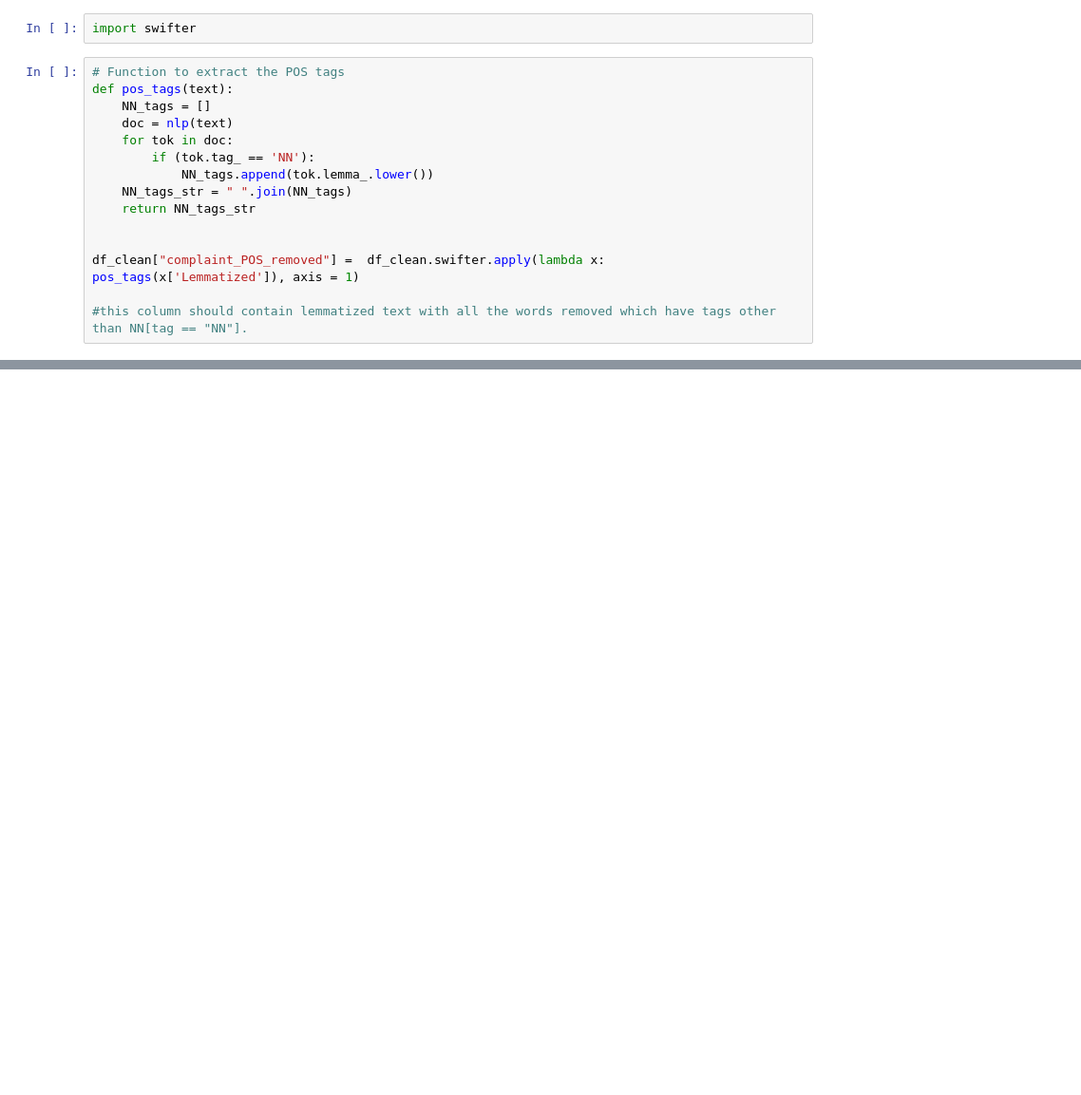
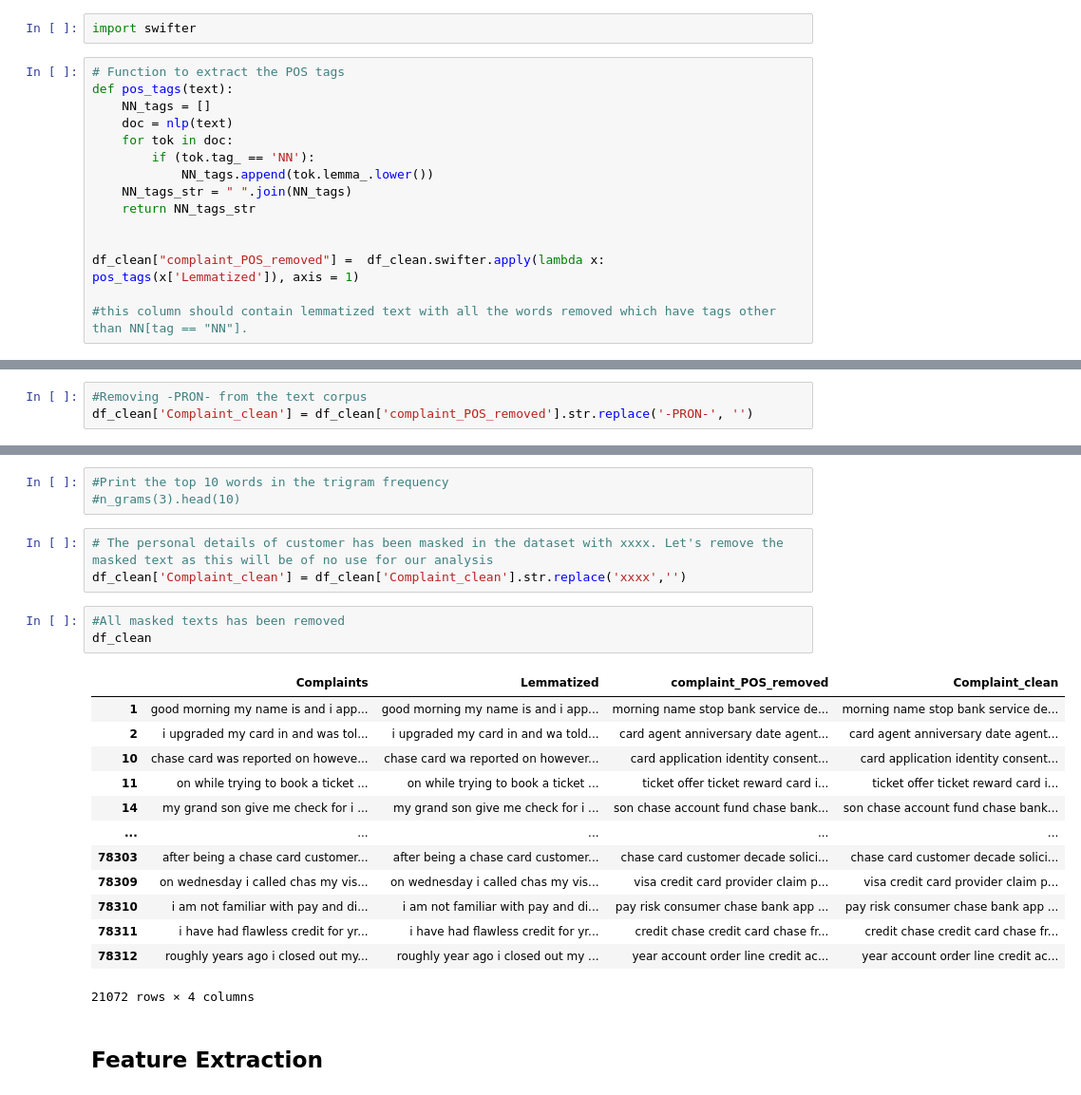
Before and after one commit to Ashik-Mohammed-S/Automatic_Ticket_Classifier, a Jupyter notebook: Model.ipynb, the cells around one changed output, grey strips where cells are left out. Shown at 95% size. Saved outputs shown, nothing was run; the diff lists cells and outputs as text; blank space fills up the shorter version.

Commit message:
Feature_Extraction

```diff
--- a/Model.ipynb
+++ b/Model.ipynb
@@ -191,0 +260,3 @@ df_clean["complaint_POS_removed"] =  df_clean.swifter.apply(lambda x: pos_tags(x
+# %%
+#Removing -PRON- from the text corpus
+df_clean['Complaint_clean'] = df_clean['complaint_POS_removed'].str.replace('-PRON-', '')
@@ -191,0 +309,25 @@ df_clean["complaint_POS_removed"] =  df_clean.swifter.apply(lambda x: pos_tags(x
+# %%
+#Print the top 10 words in the trigram frequency
+#n_grams(3).head(10)
+# %%
+# The personal details of customer has been masked in the dataset with xxxx. Let's remove the masked text as this will be of no use for our analysis
+df_clean['Complaint_clean'] = df_clean['Complaint_clean'].str.replace('xxxx','')
+# %%
+#All masked texts has been removed
+df_clean
+# %% [output]
+|  | Complaints | Lemmatized | complaint_POS_removed | Complaint_clean |
+| 1 | good morning my name is and i app... | good morning my name is and i app... | morning name stop bank service de... | morning name stop bank service de... |
+| 2 | i upgraded my card in and was tol... | i upgraded my card in and wa told... | card agent anniversary date agent... | card agent anniversary date agent... |
+| 10 | chase card was reported on howeve... | chase card wa reported on however... | card application identity consent... | card application identity consent... |
+| 11 | on while trying to book a ticket ... | on while trying to book a ticket ... | ticket offer ticket reward card i... | ticket offer ticket reward card i... |
+| 14 | my grand son give me check for i ... | my grand son give me check for i ... | son chase account fund chase bank... | son chase account fund chase bank... |
+| ... | ... | ... | ... | ... |
+| 78303 | after being a chase card customer... | after being a chase card customer... | chase card customer decade solici... | chase card customer decade solici... |
+| 78309 | on wednesday i called chas my vis... | on wednesday i called chas my vis... | visa credit card provider claim p... | visa credit card provider claim p... |
+| 78310 | i am not familiar with pay and di... | i am not familiar with pay and di... | pay risk consumer chase bank app ... | pay risk consumer chase bank app ... |
+| 78311 | i have had flawless credit for yr... | i have had flawless credit for yr... | credit chase credit card chase fr... | credit chase credit card chase fr... |
+| 78312 | roughly years ago i closed out my... | roughly year ago i closed out my ... | year account order line credit ac... | year account order line credit ac... |
+21072 rows × 4 columns
+# %% [markdown]
+## Feature Extraction
```
Also changed, not shown: parts of 12 cells of this notebook.
